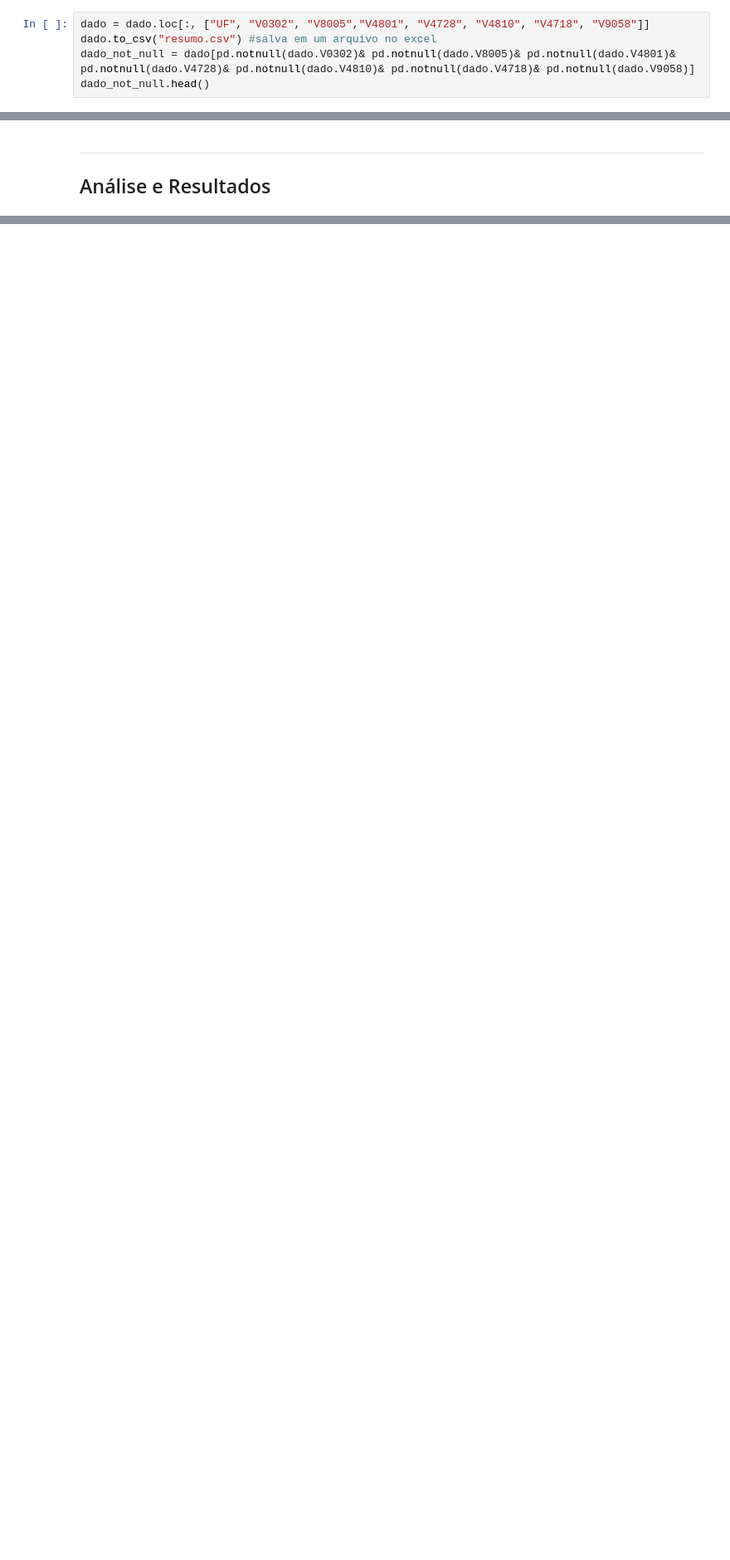
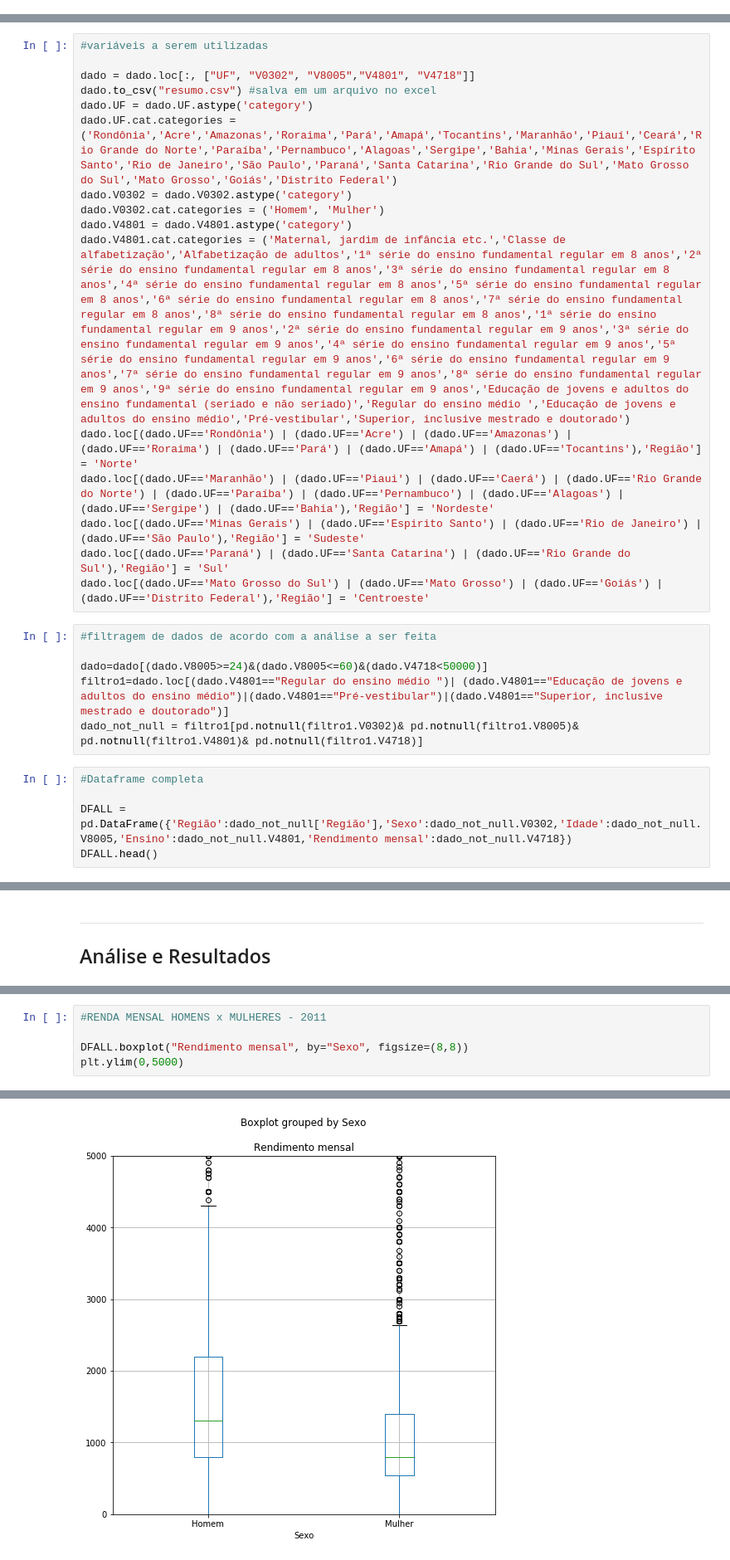
Before and after one commit to Lucianacadef/CDDP-P1, a Jupyter notebook: Projeto1 Layout (1).ipynb, the cells around one changed output, grey strips where cells are left out. Shown: that part at 83% size. Cells and saved outputs as stored; diff of their text form; blank space fills up the shorter version.

```diff
--- a/Projeto1 Layout (1).ipynb
+++ b/Projeto1 Layout (1).ipynb
@@ -46,8 +42,3 @@ dado.head()
 | 3 | 2011 | 11 | 11000000.0 | 1 | 4 | 2 | 3 | 12 | 2001 | 9 | ... | ... |
 | 4 | 2011 | 11 | 11000000.0 | 2 | 1 | 4 | 16 | 10 | 1959 | 51 | ... | ... |
 5 rows × 324 columns
-# %%
-dado = dado.loc[:, ["UF", "V0302", "V8005","V4801", "V4728", "V4810", "V4718", "V9058"]]
-dado.to_csv("resumo.csv") #salva em um arquivo no excel
-dado_not_null = dado[pd.notnull(dado.V0302)& pd.notnull(dado.V8005)& pd.notnull(dado.V4801)& pd.notnull(dado.V4728)& pd.notnull(dado.V4810)& pd.notnull(dado.V4718)& pd.notnull(dado.V9058)]
-dado_not_null.head()
@@ -60,0 +45,27 @@ dado_not_null.head()
+# %%
+#variáveis a serem utilizadas
+
+dado = dado.loc[:, ["UF", "V0302", "V8005","V4801", "V4718"]]
+dado.to_csv("resumo.csv") #salva em um arquivo no excel
+dado.UF = dado.UF.astype('category')
+dado.UF.cat.categories = ('Rondônia','Acre','Amazonas','Roraima','Pará','Amapá','Tocantins','Maranhão','Piauí','Ceará','Rio Grande do Norte','Paraíba','Pernambuco','Alagoas','Sergipe','Bahia','Minas Gerais','Espírito Santo','Rio de Janeiro','São Paulo','Paraná','Santa Catarina','Rio Grande do Sul','Mato Grosso do Sul','Mato Grosso','Goiás','Distrito Federal')
+dado.V0302 = dado.V0302.astype('category')
+dado.V0302.cat.categories = ('Homem', 'Mulher')
+dado.V4801 = dado.V4801.astype('category')
+dado.V4801.cat.categories = ('Maternal, jardim de infância etc.','Classe de alfabetização','Alfabetização de adultos','1ª série do ensino fundamental regular em 8 anos','2ª série do ensino fundamental regular em 8 anos','3ª série do ensino fundamental regular em 8 anos','4ª série do ensino fundamental regular em 8 anos','5ª série do ensino fundamental regular em 8 anos','6ª série do ensino fundamental regular em 8 anos','7ª série do ensino fundamental regular em 8 anos','8ª série do ensino fundamental regular em 8 anos','1ª série do ensino fundamental regular em 9 anos','2ª série do ensino fundamental regular em 9 anos','3ª série do ensino fundamental regular em 9 anos','4ª série do ensino fundamental regular em 9 anos','5ª série do ensino fundamental regular em 9 anos','6ª série do ensino fundamental regular em 9 anos','7ª série do ensino fundamental regular em 9 anos','8ª série do ensino fundamental regular em 9 anos','9ª série do ensino fundamental regular em 9 anos','Educação de jovens e adultos do ensino fundamental (seriado e não seriado)','Regular do ensino médio ','Educação de jovens e adultos do ensino médio','Pré-vestibular','Superior, inclusive mestrado e doutorado')
+dado.loc[(dado.UF=='Rondônia') | (dado.UF=='Acre') | (dado.UF=='Amazonas') | (dado.UF=='Roraima') | (dado.UF=='Pará') | (dado.UF=='Amapá') | (dado.UF=='Tocantins'),'Região'] = 'Norte'
+dado.loc[(dado.UF=='Maranhão') | (dado.UF=='Piaui') | (dado.UF=='Caerá') | (dado.UF=='Rio Grande do Norte') | (dado.UF=='Paraíba') | (dado.UF=='Pernambuco') | (dado.UF=='Alagoas') | (dado.UF=='Sergipe') | (dado.UF=='Bahia'),'Região'] = 'Nordeste'
+dado.loc[(dado.UF=='Minas Gerais') | (dado.UF=='Espirito Santo') | (dado.UF=='Rio de Janeiro') | (dado.UF=='São Paulo'),'Região'] = 'Sudeste'
+dado.loc[(dado.UF=='Paraná') | (dado.UF=='Santa Catarina') | (dado.UF=='Rio Grande do Sul'),'Região'] = 'Sul'
+dado.loc[(dado.UF=='Mato Grosso do Sul') | (dado.UF=='Mato Grosso') | (dado.UF=='Goiás') | (dado.UF=='Distrito Federal'),'Região'] = 'Centroeste'
+# %%
+#filtragem de dados de acordo com a análise a ser feita
+
+dado=dado[(dado.V8005>=24)&(dado.V8005<=60)&(dado.V4718<50000)]
+filtro1=dado.loc[(dado.V4801=="Regular do ensino médio ")| (dado.V4801=="Educação de jovens e adultos do ensino médio")|(dado.V4801=="Pré-vestibular")|(dado.V4801=="Superior, inclusive mestrado e doutorado")]
+dado_not_null = filtro1[pd.notnull(filtro1.V0302)& pd.notnull(filtro1.V8005)& pd.notnull(filtro1.V4801)& pd.notnull(filtro1.V4718)]
+# %%
+#Dataframe completa
+
+DFALL = pd.DataFrame({'Região':dado_not_null['Região'],'Sexo':dado_not_null.V0302,'Idade':dado_not_null.V8005,'Ensino':dado_not_null.V4801,'Rendimento mensal':dado_not_null.V4718})
+DFALL.head()
@@ -63,0 +177,6 @@ ___
+# %%
+#RENDA MENSAL HOMENS x MULHERES - 2011
+
+DFALL.boxplot("Rendimento mensal", by="Sexo", figsize=(8,8))
+plt.ylim(0,5000)
+# %% [output]
@@ -63,0 +184 @@ ___
+[figure, added]
```
Also changed, not shown: parts of 72 cells of this notebook.
